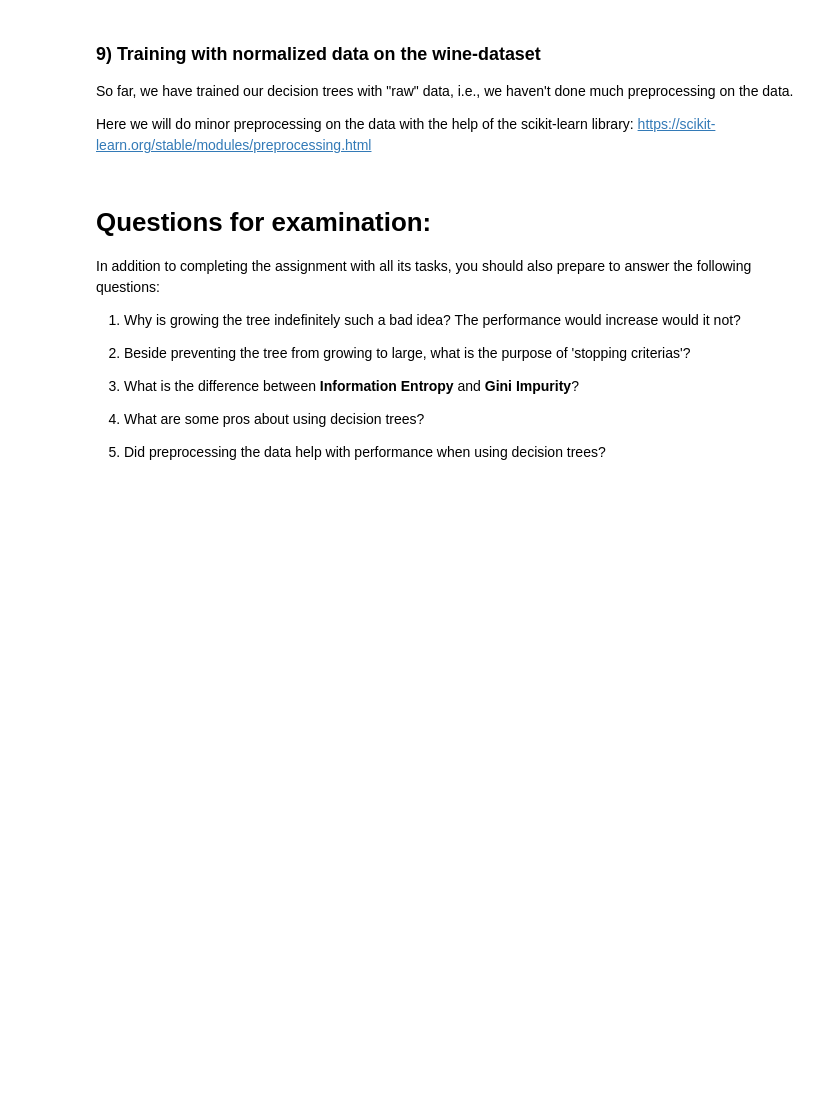
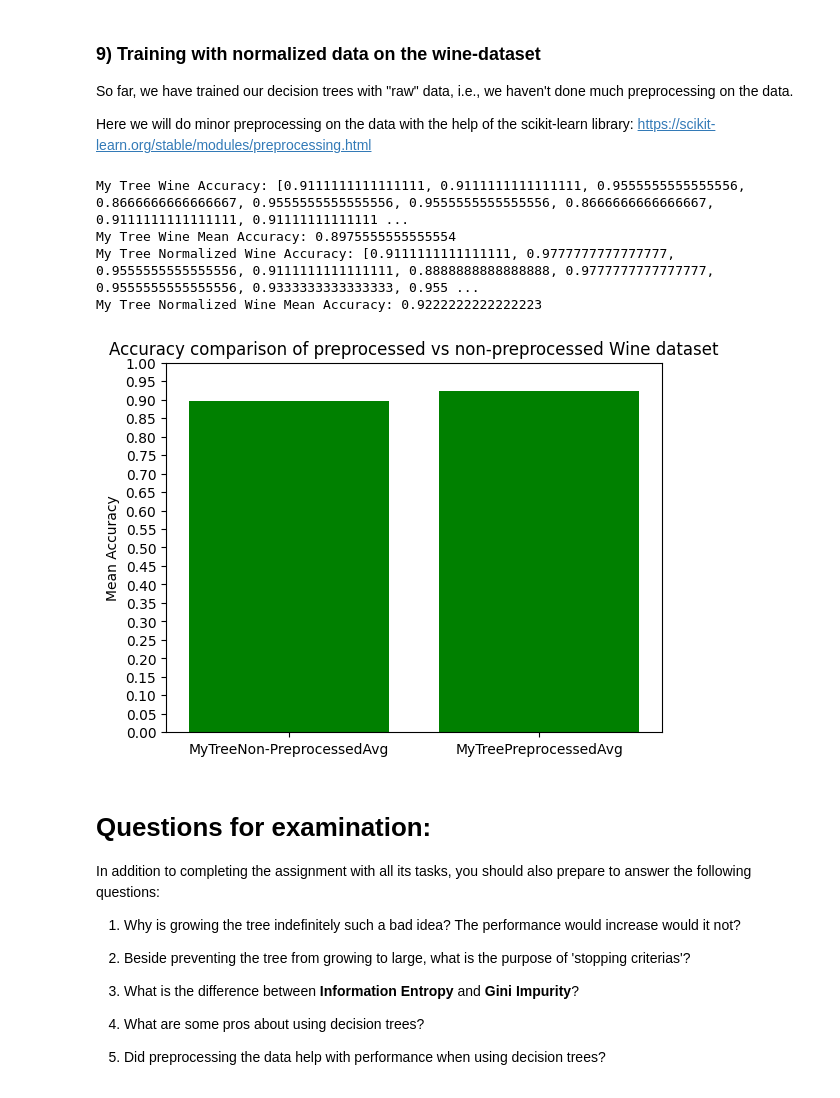
Before and after one commit to JoelScarinius/Decision_Tree_Induction, a Jupyter notebook: ML-Assignment_2_Joel_Scarinius_Stavmo.ipynb, the cells around one changed output. Cells and saved outputs as stored; diff of their text form; code cells hidden in the pictures; blank space fills up the shorter version.

```diff
--- a/ML-Assignment_2_Joel_Scarinius_Stavmo.ipynb
+++ b/ML-Assignment_2_Joel_Scarinius_Stavmo.ipynb
@@ -497,17 +521,82 @@ Here we will do minor preprocessing on the data with the help of the scikit-lear
 # %%
 from sklearn import preprocessing
 
 # TODO: Use the wine dataset from above and scale its features and labels between 0 and 1
-data_wine
 # TODO: Run the code from the dataset and compare the preprocessed vs non-preprocessed data.
 # NOTE: You can copy most of the workflow from the dataset code above to save you some time.
 # NOTE: Use the same train/test split for your tree model for both the preprocessed vs non-preprocessed data.
+
+accuracies_my_tree = []
+accuracies_my_tree_norm = []
+
+# TODO: Set up the data and split it into train and test-sets.
+
+for _ in range(100):
+    train_features, test_features, train_labels, test_labels = train_test_split(
+        data_wine_features,
+        data_wine_labels,
+        test_size=0.25,
+        train_size=0.75,
+        shuffle=True,
+    )
+
+    data = np.column_stack((train_features, train_labels))
+
+    train_features_norm = preprocessing.normalize(train_features)
+    test_features_norm = preprocessing.normalize(test_features)
+
+    data_norm = np.column_stack((train_features_norm, train_labels))
+
+    # TODO: Train and test your implemented tree model.
+    # NOTE: Use the same train/test split for your tree model and the scikit learn model
+    predictions = []
+    predictions_norm = []
+
+    my_tree = grow_tree(data, 0, 10)
+    my_tree_norm = grow_tree(data_norm, 0, 10)
+
+    for feature_row in test_features:
+        prediction = predict_with_tree(train_features, feature_row, my_tree)
+        predictions.append(prediction)
+    for feature_row in test_features_norm:
+        prediction = predict_with_tree(train_features_norm, feature_row, my_tree_norm)
+        predictions_norm.append(prediction)
+
+    accuracy_my_tree = accuracy_score(test_labels, predictions)
+    accuracies_my_tree.append(accuracy_my_tree)
+    accuracy_my_tree_norm = accuracy_score(test_labels, predictions_norm)
+    accuracies_my_tree_norm.append(accuracy_my_tree_norm)
+
+mean_accuracy_my_tree = np.mean(accuracies_my_tree)
+mean_accuracy_my_tree_norm = np.mean(accuracies_my_tree_norm)
+
+print("My Tree Wine Accuracy:", accuracies_my_tree)
+print("My Tree Wine Mean Accuracy:", mean_accuracy_my_tree)
+print("My Tree Normalized Wine Accuracy:", accuracies_my_tree_norm)
+print("My Tree Normalized Wine Mean Accuracy:", mean_accuracy_my_tree_norm)
 
 # TODO: Do the above at least 5 times
 # NOTE: Use loops here!
 
 # TODO: Plot the results with matplotlib (plt)
 # NOTE: One plot with all results is enough
+plt.figure()
+plt.bar(
+    ["MyTreeNon-PreprocessedAvg", "MyTreePreprocessedAvg"],
+    [mean_accuracy_my_tree, mean_accuracy_my_tree_norm],
+    color="green",
+)
+plt.title("Accuracy comparison of preprocessed vs non-preprocessed Wine dataset")
+plt.ylabel("Mean Accuracy")
+plt.yticks(np.arange(0, 1.1, 0.05))
+plt.ylim([0, 1])
+plt.show()
+# %% [output]
+My Tree Wine Accuracy: [0.9111111111111111, 0.9111111111111111, 0.9555555555555556, 0.8666666666666667, 0.9555555555555556, 0.9555555555555556, 0.8666666666666667, 0.9111111111111111, 0.91111111111111 ...
+My Tree Wine Mean Accuracy: 0.8975555555555554
+My Tree Normalized Wine Accuracy: [0.9111111111111111, 0.9777777777777777, 0.9555555555555556, 0.9111111111111111, 0.8888888888888888, 0.9777777777777777, 0.9555555555555556, 0.9333333333333333, 0.955 ...
+My Tree Normalized Wine Mean Accuracy: 0.9222222222222223
+[figure, added]
 # %% [markdown]
 # Questions for examination:
 
```
Also changed, not shown: parts of 3 cells of this notebook.
